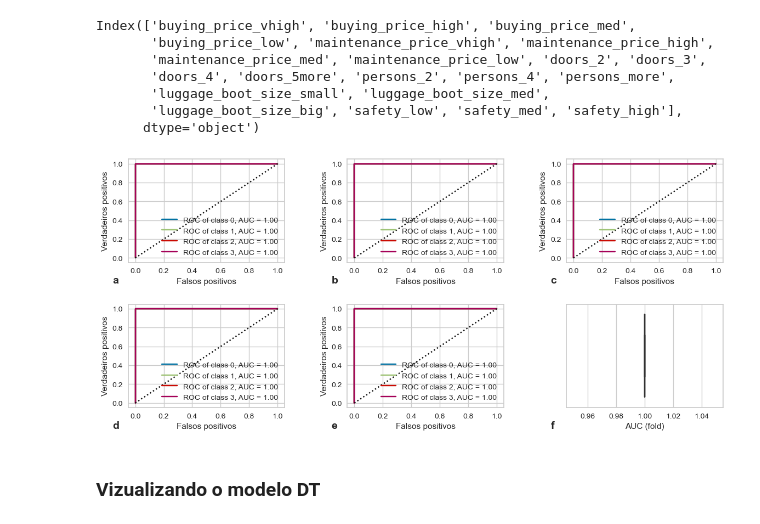
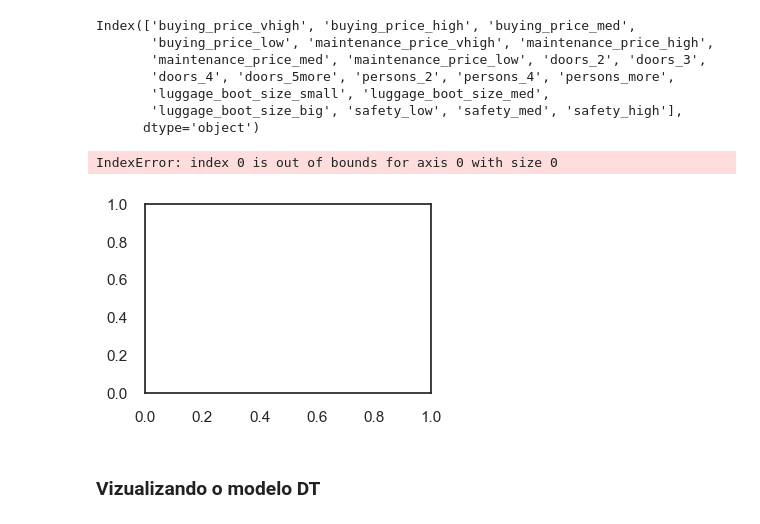
Before and after one commit to lucas-fpaiva/AnalisePred-PES, a Jupyter notebook: Projeto/car_eval/results_view.ipynb, the cells around one changed output. Cells and saved outputs as stored; diff of their text form; code cells hidden in the pictures.

Commit message:
resultados com balanceamento e seleção de features

```diff
--- a/Projeto/car_eval/results_view.ipynb
+++ b/Projeto/car_eval/results_view.ipynb
@@ -71,0 +189,19 @@ data.head()
+# %%
+balances = ['No','Under', 'Over', 'Hybrid']
+n_features = [21]#[21,16,11,6]
+
+for n_feat in n_features:
+
+    for metric in metrics:
+        fig = plt.figure(figsize = (14,5),dpi=100)
+        axes = gridspec.GridSpec(nrows=1, ncols=1, figure=fig, wspace=0.2, hspace=0)
+        count=0
+
+        results_=results[results.N_feat==n_feat].sort_values('Modelo')
+
+        ax = fig.add_subplot(axes[r[count],c[count]])
+        ax.grid()
+        sns.boxplot(data=results_,x='Modelo',y=metric,hue ='Balanceamento' , ax=ax,palette=colors3)#, style="Modelo",markersize=10,dashes=False)#,palette=colors1 ,err_style='bars'
+
+        count+=1
+#plt.savefig('fig_metrics.pdf', format="pdf", dpi=1000, bbox_inches="tight")
@@ -71,0 +270,4 @@ data.head()
+# %%
+results['id']=results['Modelo'] + results['Balanceamento'] + results['N_feat'].astype(str)
+ids = best_models_all.id
+final_best = results[results['id'].isin(ids)]
@@ -111,17 +577,0 @@ for model in ['SVM','PMC']:
-# %%
-fig = plt.figure(figsize = (14,3),dpi=100)
-axes = gridspec.GridSpec(nrows=1, ncols=3, figure=fig, wspace=0.3, hspace=0)
-sns.set_theme(style="white", palette=None)
-metrics =results.columns[0:-3]
-r = [0,0,0]
-c = [0,1,2]
-count=0
-
-im = ['a','b','c','d']
-for metric in metrics:
-    ax = fig.add_subplot(axes[r[count],c[count]])
-    ax.grid()
-    sns.boxplot(y=results[metric],x=results['Modelo'],ax=ax,palette=colors1)
-    ax.text(-0.15, -0.2, im[count], size=20, weight='bold', transform=ax.transAxes)
-    count+=1
-plt.savefig('fig_metrics.pdf', format="pdf", dpi=1000, bbox_inches="tight")
@@ -242,7 +596,7 @@ c = [0,1,2,0,1,2]
 
 im = ['a','b','c','d','e','f','g','h']
 count=0
-name='SVM'
+name='KNN'
 auc_ = []
 for k in range(1,7):
   ax = fig.add_subplot(axes[r[count],c[count]])
@@ -253,35 +607,36 @@ for k in range(1,7):
 
     x_treino = treino[features]
     y_treino = treino['class']
 
     x_teste = teste[features]
     y_teste = teste['class']
 
     res_model = results[results.Modelo==name]
     parameters = literal_eval(res_model[res_model.Fold==k]['Parâmetros'].values[0])
 
     model = models(name,parameters);
 
     visualizer = ROCAUC(model, classes=["0", "1", "2", "3"],ax=ax,micro=False, macro=False)
     visualizer.fit(x_teste, y_teste)        # Fit the training data to the visualizer
     auc_.append(visualizer.score(x_teste, y_teste,))       # Evaluate the model on the test data
     #ax.set_xlim([-0.001,0.02])
     #ax.set_ylim([0.98,1.001])
     ax.set_xlabel('Falsos positivos')
     ax.set_ylabel('Verdadeiros positivos')
     ax.legend()
 
 
   else:
     sns.boxplot(x=auc_,ax=ax)
     ax.set_xlabel('AUC (fold)')
   ax.text(-0.1, -0.2, im[count], size=14, weight='bold', transform=ax.transAxes)
 
   count+=1
-plt.savefig('fig_roc.pdf', format="pdf", dpi=1000, bbox_inches="tight")
+# plt.savefig('fig_roc.pdf', format="pdf", dpi=1000, bbox_inches="tight")
 plt.show()
 # %% [output]
+IndexError: index 0 is out of bounds for axis 0 with size 0
-[figure, old version]
+[figure, new version]
 # %% [markdown]
 ### Vizualizando o modelo DT
 # %%
```
Also changed, not shown: parts of 37 cells of this notebook.
